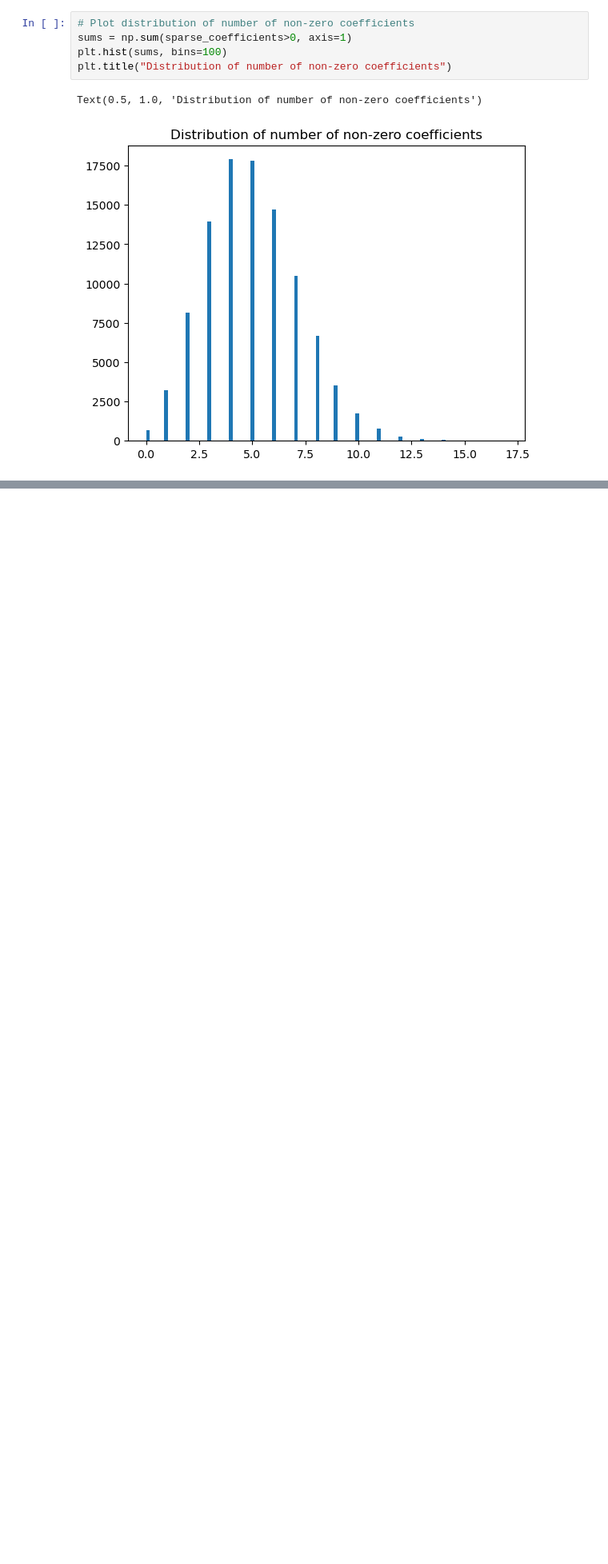
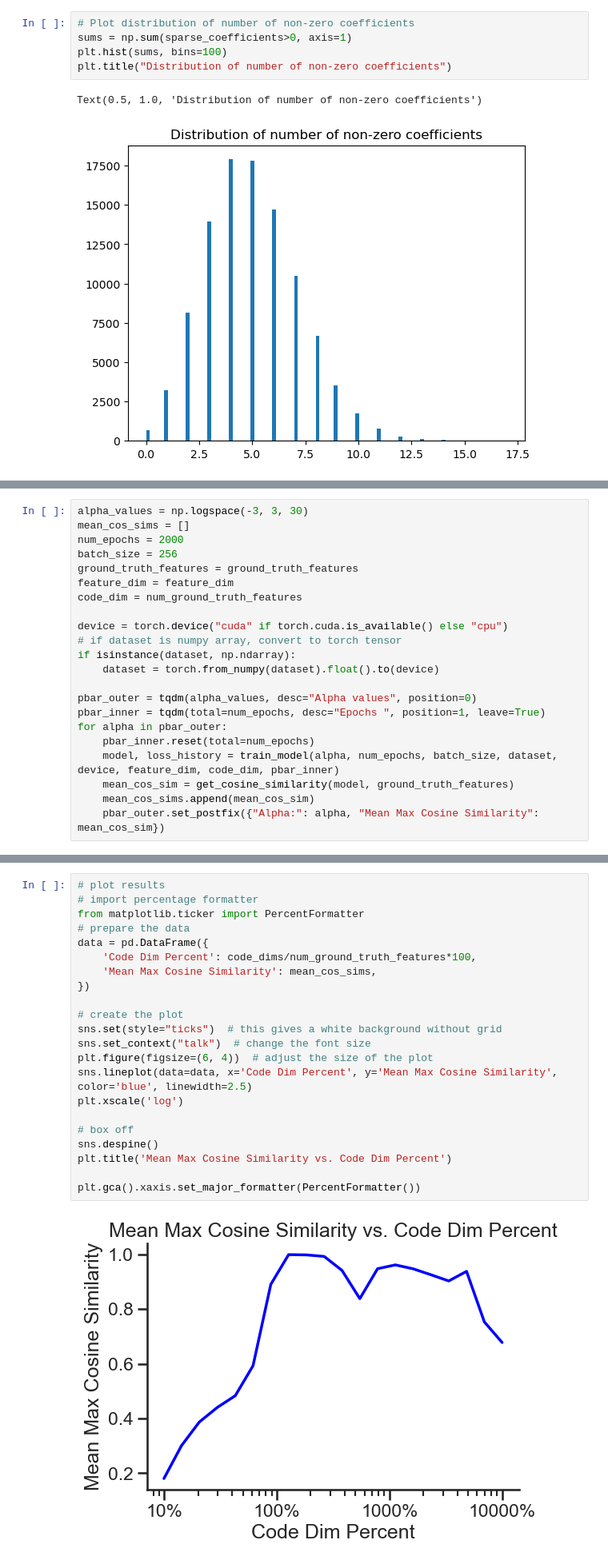
Before and after one commit to adamimos/transformerPlayground, a Jupyter notebook: autoencoder_superposition.ipynb, the cells around one changed output, grey strips where cells are left out. Shown at 80% size. Drawn from its saved outputs; the diff is of its cells as text; blank space fills up the shorter version.

```diff
--- a/autoencoder_superposition.ipynb
+++ b/autoencoder_superposition.ipynb
@@ -496,0 +204,22 @@ code_dim:  2793
+# %%
+alpha_values = np.logspace(-3, 3, 30)
+mean_cos_sims = []
+num_epochs = 2000
+batch_size = 256
+ground_truth_features = ground_truth_features
+feature_dim = feature_dim
+code_dim = num_ground_truth_features
+
+device = torch.device("cuda" if torch.cuda.is_available() else "cpu")
+# if dataset is numpy array, convert to torch tensor
+if isinstance(dataset, np.ndarray):
+    dataset = torch.from_numpy(dataset).float().to(device)
+
+pbar_outer = tqdm(alpha_values, desc="Alpha values", position=0)
+pbar_inner = tqdm(total=num_epochs, desc="Epochs ", position=1, leave=True)
+for alpha in pbar_outer:
+    pbar_inner.reset(total=num_epochs)
+    model, loss_history = train_model(alpha, num_epochs, batch_size, dataset, device, feature_dim, code_dim, pbar_inner)
+    mean_cos_sim = get_cosine_similarity(model, ground_truth_features)
+    mean_cos_sims.append(mean_cos_sim)
+    pbar_outer.set_postfix({"Alpha:": alpha, "Mean Max Cosine Similarity": mean_cos_sim})
@@ -496,0 +279,24 @@ code_dim:  2793
+# %%
+# plot results
+# import percentage formatter
+from matplotlib.ticker import PercentFormatter
+# prepare the data
+data = pd.DataFrame({
+    'Code Dim Percent': code_dims/num_ground_truth_features*100,
+    'Mean Max Cosine Similarity': mean_cos_sims,
+})
+
+# create the plot
+sns.set(style="ticks")  # this gives a white background without grid
+sns.set_context("talk")  # change the font size
+plt.figure(figsize=(6, 4))  # adjust the size of the plot
+sns.lineplot(data=data, x='Code Dim Percent', y='Mean Max Cosine Similarity', color='blue', linewidth=2.5)
+plt.xscale('log')
+
+# box off
+sns.despine()
+plt.title('Mean Max Cosine Similarity vs. Code Dim Percent')
+
+plt.gca().xaxis.set_major_formatter(PercentFormatter())
+# %% [output]
+[figure, added]
```
Also changed, not shown: parts of 16 cells of this notebook.
